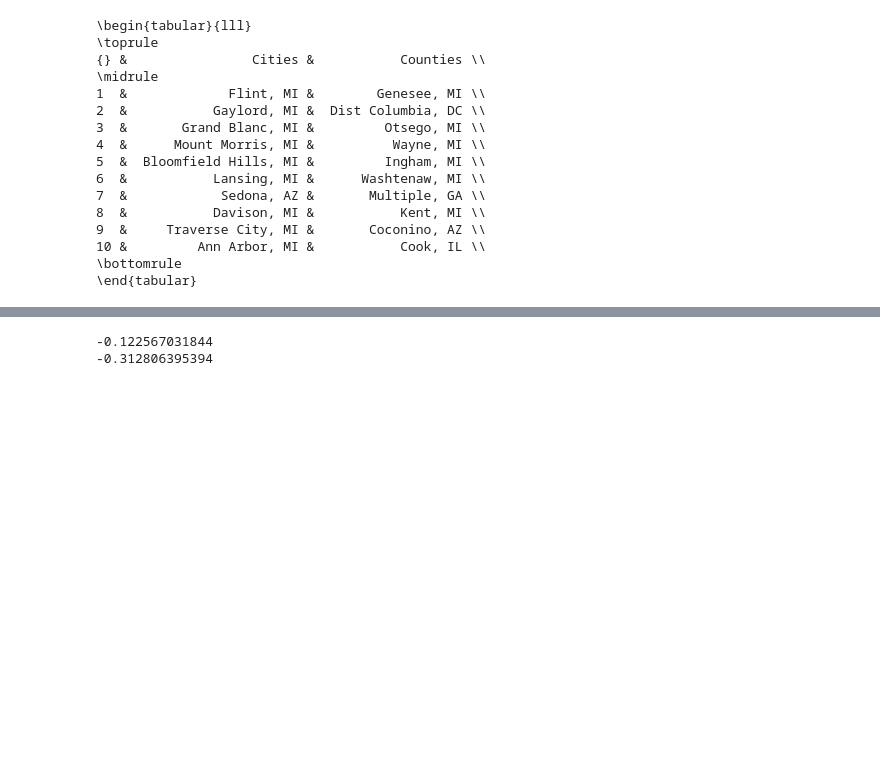
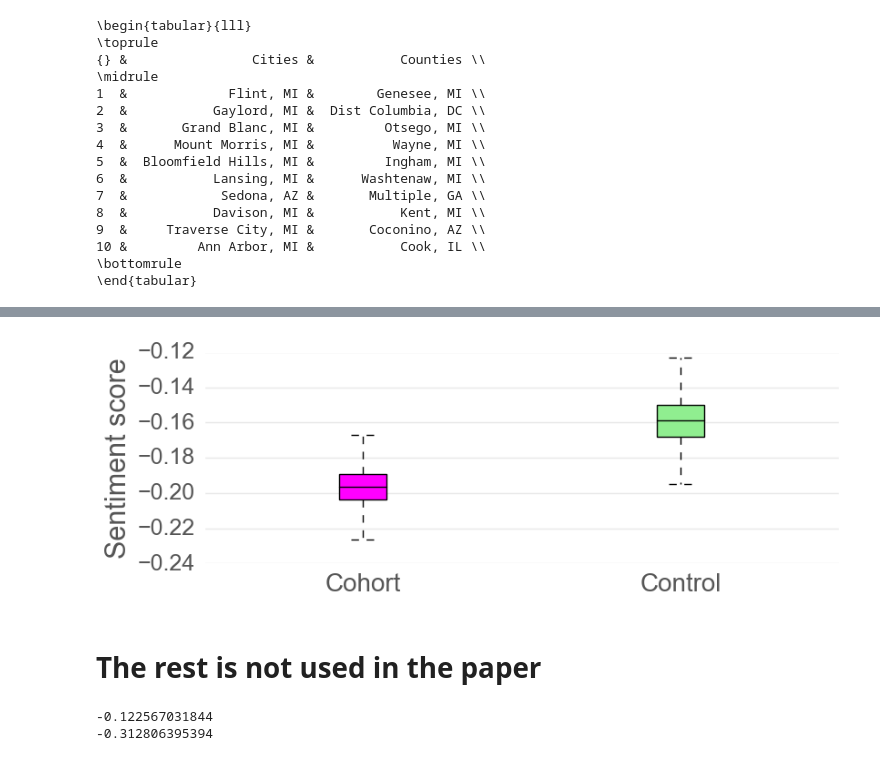
Before and after one commit to oztalha/Flint, a Jupyter notebook: Codes-Toz/Flint.ipynb, the cells around one changed output, grey strips where cells are left out. Cells and saved outputs as stored; diff of their text form; code cells hidden in the pictures; blank space fills up the shorter version.

```diff
--- a/Codes-Toz/Flint.ipynb
+++ b/Codes-Toz/Flint.ipynb
@@ -223,3 +308,36 @@ mayoronly['sent'] = pd.DataFrame(list(mayoronly.text.apply(sid.polarity_scores))
+# %%
+# Figure 4
+compare = pd.read_table('../data/popVSfollower1000.txt',header=0, sep="\t")
+colorm = dict(boxes='lightgreen', whiskers='black', medians='black', caps='black')
+#ax=compare[['followers','population']].plot(kind='box', patch_artist=True, showfliers=False)
+boxprops = dict(linestyle='-', color='black')
+
+matplotlib.style.use('ggplot')
+plt.rcParams['axes.facecolor']='w'
+plt.rcParams['savefig.facecolor']='w'
+matplotlib.rcParams['xtick.labelsize'] = 20
+matplotlib.rcParams['ytick.labelsize'] = 18
+matplotlib.rcParams['axes.titlesize'] = 14
+
+co = {'color':'black'}
+ma = {'color':'black','linestyle':'-'}
+
+plt.figure(figsize=(9,3))
+bp = plt.boxplot([compare.followers,compare.population],patch_artist=True, showfliers=False,
+                 whiskerprops=co,capprops=co,medianprops=ma,boxprops=boxprops,labels=['mayor','governor'])
+
+ax = plt.gca()
+for patch, color in zip(bp['boxes'], ['magenta','lightgreen']):
+    patch.set_facecolor(color)
+ax.xaxis.set_ticklabels(['Cohort','Control'])
+ax.set_ylabel('Sentiment score',fontsize=22)
+#ax.set_ylim([-.23, -.12])
+ax.yaxis.grid(True, linestyle='-', which='major', color='lightgrey', alpha=0.5)
+ax.get_figure().savefig('../figs/contagion-exp.pdf', bbox_inches='tight')
+# %% [output]
+[figure, added]
+# %% [markdown]
+# The rest is not used in the paper
 # %%
 # Figure 3
 mayonly_avgsent=pd.DataFrame(mayoronly.groupby(['screen_name'],as_index=False).mean()['sent'])
```
Also changed, not shown: parts of 13 cells of this notebook.
